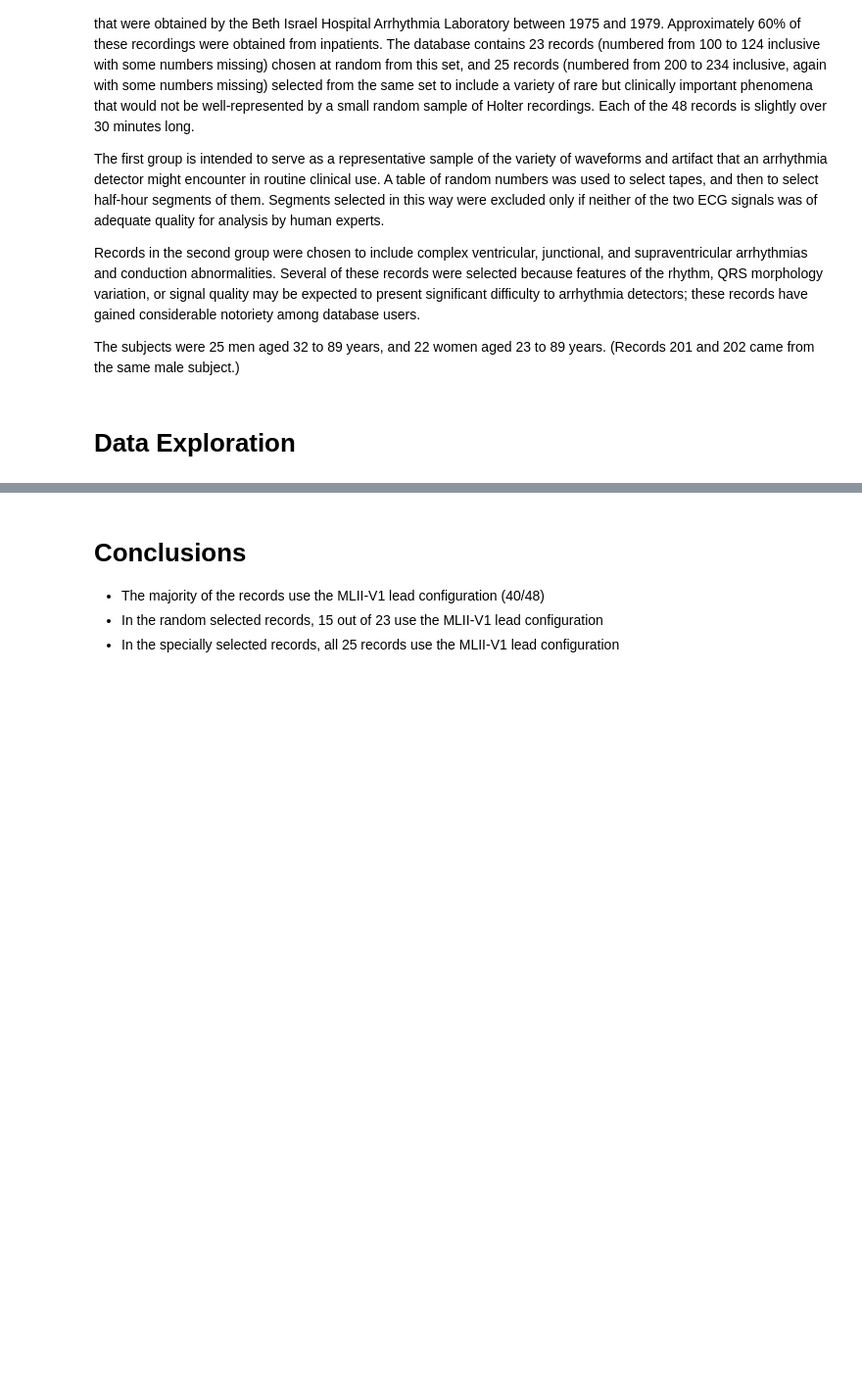
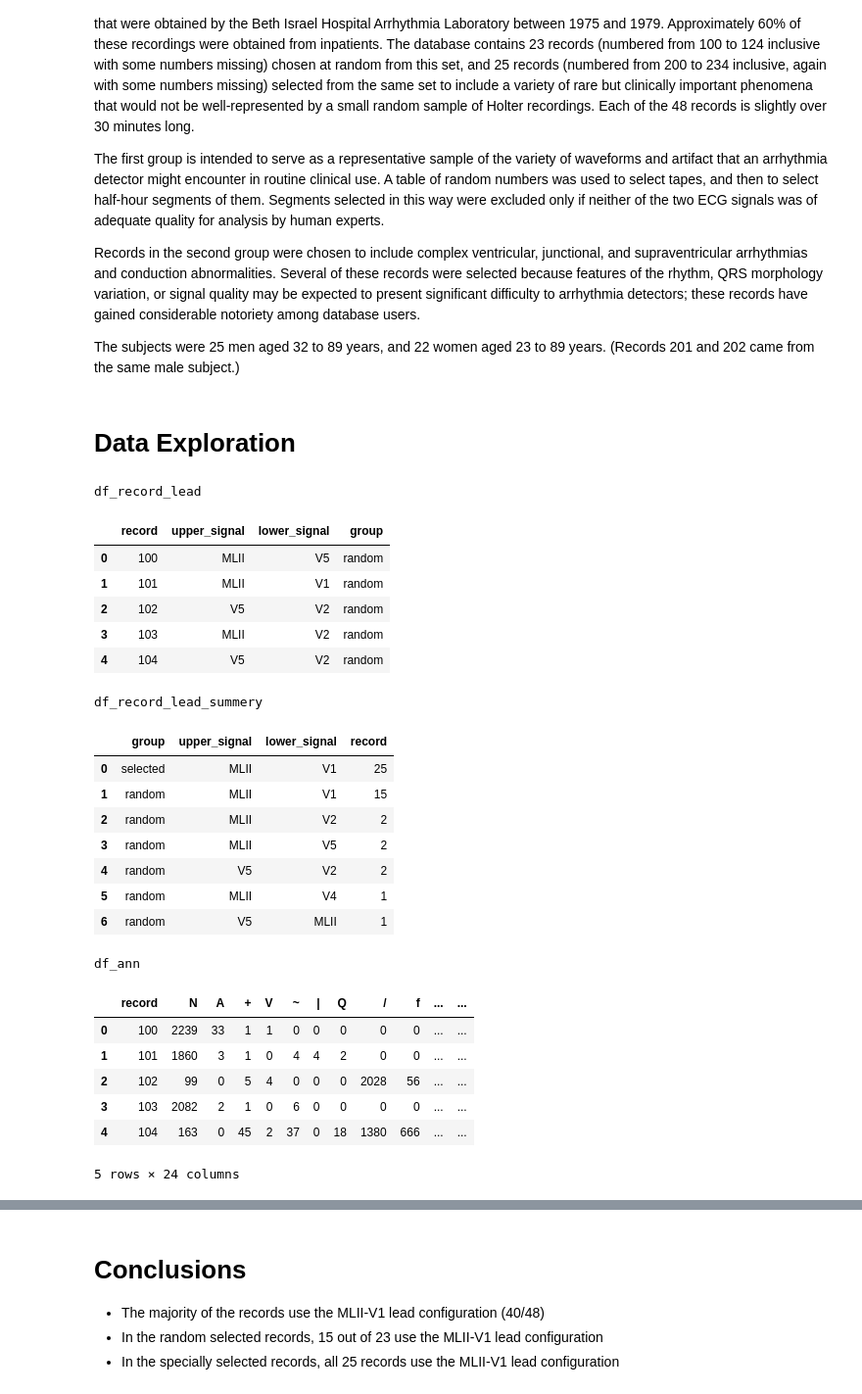
Before and after one commit to Vinicius667/ectopic_beats_detection, a Jupyter notebook: 00_MIT_BIH_data_exploration.ipynb, the cells around one changed output, grey strips where cells are left out. Shown at 98% size. Drawn from its saved outputs; the diff is of its cells as text; code cells hidden in the pictures; blank space fills up the shorter version.

```diff
--- a/00_MIT_BIH_data_exploration.ipynb
+++ b/00_MIT_BIH_data_exploration.ipynb
@@ -31,30 +34,59 @@ for file in files:
     ann = wfdb.rdann(record_path,'atr')
     dict_symbols_count = pd.Series(ann.symbol).value_counts().to_dict()
     list_symbols += list(dict_symbols_count.keys())
     list_annotations.append(dict_symbols_count)
 columns = ['upper_signal', 'lower_signal']
+
+series_symbols = pd.Series(list(set(list_symbols)))
+series_symbols.name = 'symbol'
+
 
 # Dataframe with lead configurations for upper and lower signals for each record
 df_record_lead = pd.DataFrame(dict_signals, index=columns).T.reset_index().rename(columns={'index':'record'})
 df_record_lead.record = df_record_lead.record.astype(np.int32)
 df_record_lead['group'] = 'random'
 df_record_lead.loc[df_record_lead.record >= 200, 'group'] = 'selected'
 
 
 # Dataframe with the number of configurations for upper and lower signals
 df_record_lead_summery = df_record_lead.groupby(['group', 'upper_signal','lower_signal']).count().reset_index().sort_values('record', ascending=False, ignore_index=True)
 
 # Dataframe with the number of annotations for each record
 df_ann = pd.DataFrame(list_annotations).fillna(0)
 df_ann = df_ann.astype(int)
 df_ann.insert(0, 'record', df_record_lead.record)
 
 # Display first values of dataframes
 print("df_record_lead")
 display(df_record_lead.head())
 
 print("df_record_lead_summery")
 display(df_record_lead_summery)
 
 print("df_ann")
 display(df_ann.head())
+# %% [output]
+df_record_lead
+|  | record | upper_signal | lower_signal | group |
+| 0 | 100 | MLII | V5 | random |
+| 1 | 101 | MLII | V1 | random |
+| 2 | 102 | V5 | V2 | random |
+| 3 | 103 | MLII | V2 | random |
+| 4 | 104 | V5 | V2 | random |
+df_record_lead_summery
+|  | group | upper_signal | lower_signal | record |
+| 0 | selected | MLII | V1 | 25 |
+| 1 | random | MLII | V1 | 15 |
+| 2 | random | MLII | V2 | 2 |
+| 3 | random | MLII | V5 | 2 |
+| 4 | random | V5 | V2 | 2 |
+| 5 | random | MLII | V4 | 1 |
+| 6 | random | V5 | MLII | 1 |
+df_ann
+|  | record | N | A | + | V | ~ | | | Q | / | f | ... | ... |
+| 0 | 100 | 2239 | 33 | 1 | 1 | 0 | 0 | 0 | 0 | 0 | ... | ... |
+| 1 | 101 | 1860 | 3 | 1 | 0 | 4 | 4 | 2 | 0 | 0 | ... | ... |
+| 2 | 102 | 99 | 0 | 5 | 4 | 0 | 0 | 0 | 2028 | 56 | ... | ... |
+| 3 | 103 | 2082 | 2 | 1 | 0 | 6 | 0 | 0 | 0 | 0 | ... | ... |
+| 4 | 104 | 163 | 0 | 45 | 2 | 37 | 0 | 18 | 1380 | 666 | ... | ... |
+5 rows × 24 columns
```
Also changed, not shown: parts of 7 cells of this notebook, 5 other files.
